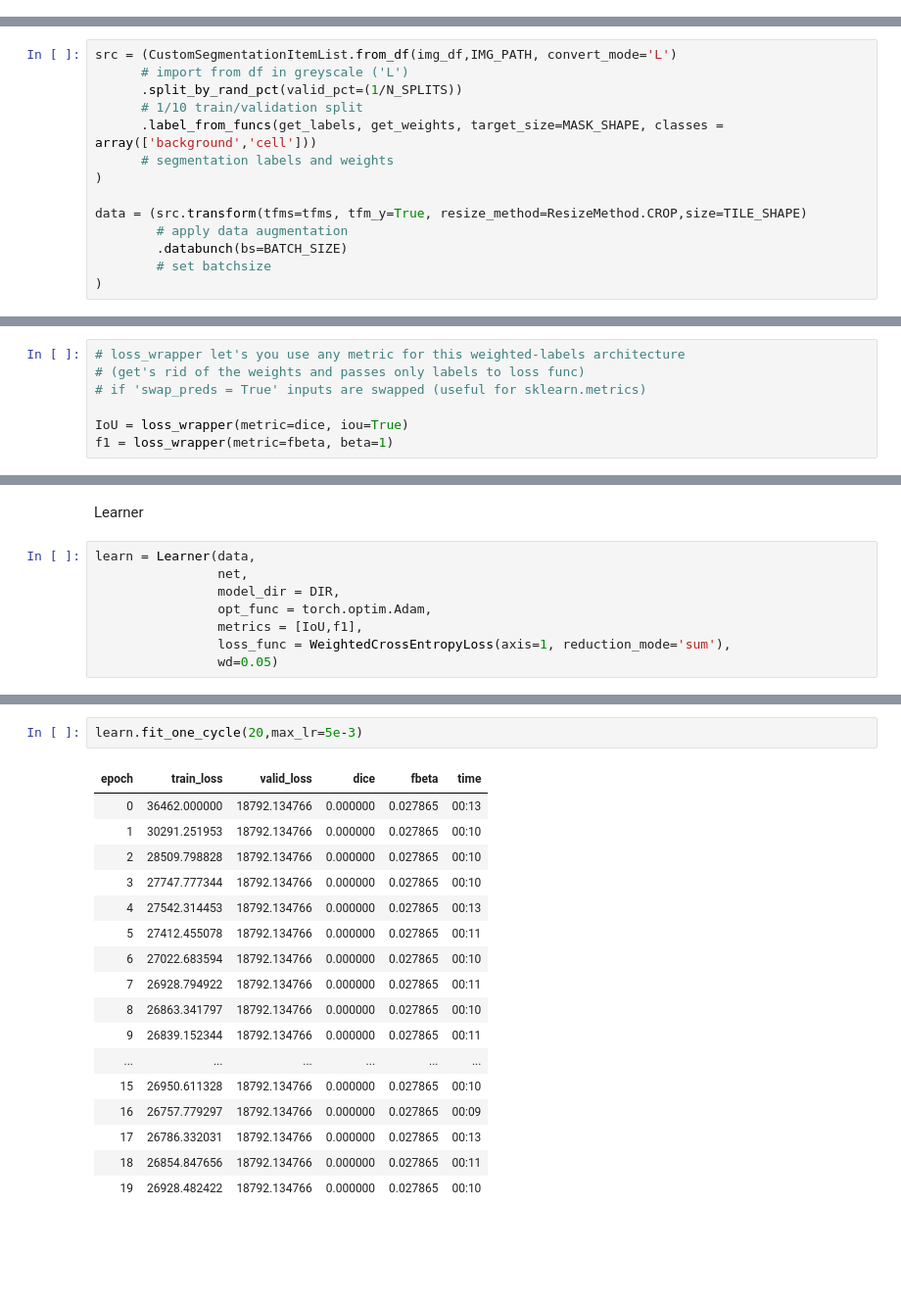
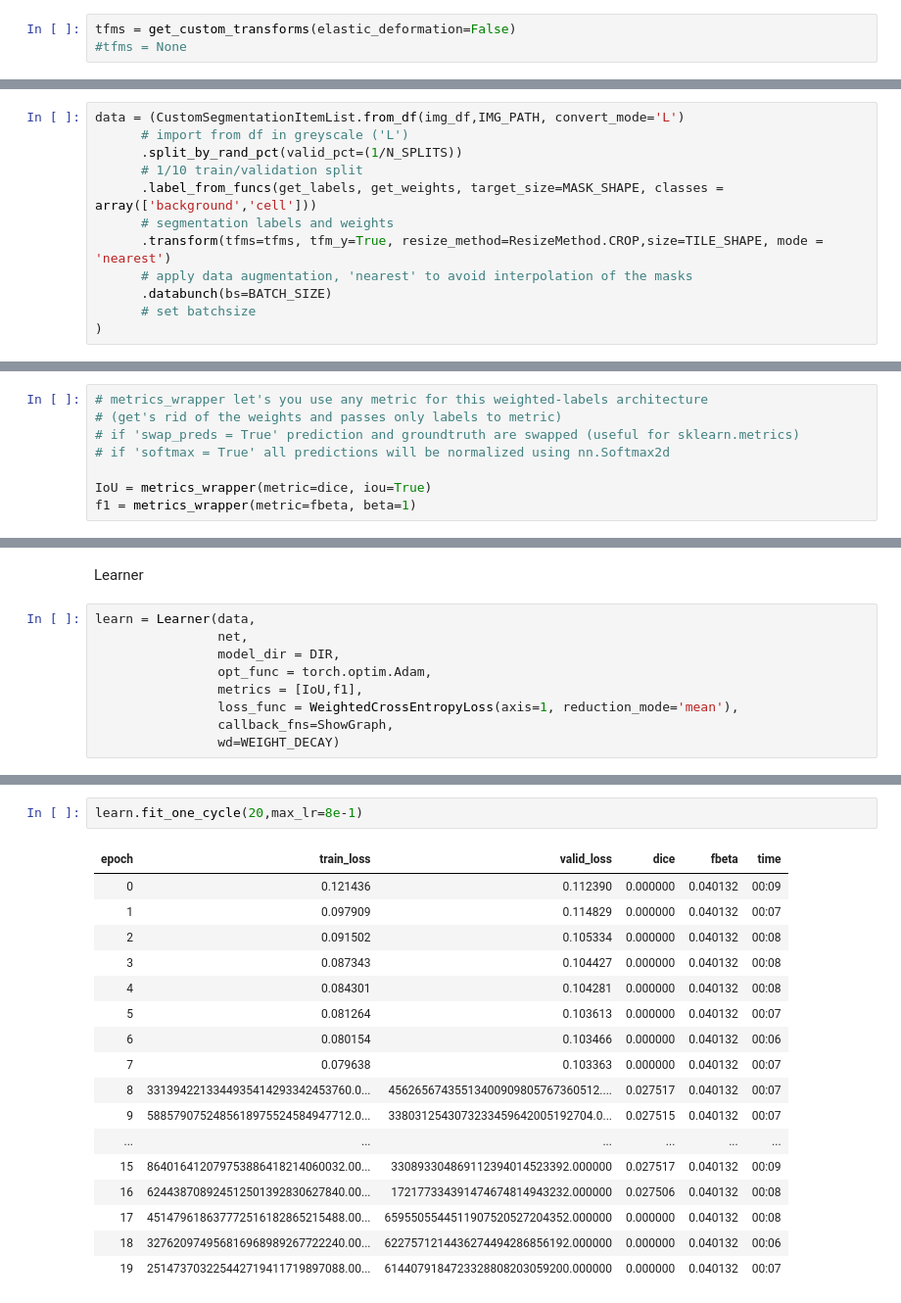
Before and after one commit to mjwock/FastAI_Microscopy_Image_Segmentation, a Jupyter notebook: DeepFLaSH_010220.ipynb, the cells around one changed output, grey strips where cells are left out. Shown at 98% size. Cells and saved outputs as stored; diff of their text form; blank space fills up the shorter version.

```diff
--- a/DeepFLaSH_010220.ipynb
+++ b/DeepFLaSH_010220.ipynb
@@ -156 +172,4 @@ tfms = get_custom_transforms()
+# %%
+tfms = get_custom_transforms(elastic_deformation=False)
+#tfms = None
 # %% [markdown]
@@ -158,17 +177,15 @@ Create databunch object
 # %%
-src = (CustomSegmentationItemList.from_df(img_df,IMG_PATH, convert_mode='L')
+data = (CustomSegmentationItemList.from_df(img_df,IMG_PATH, convert_mode='L')
       # import from df in greyscale ('L')
       .split_by_rand_pct(valid_pct=(1/N_SPLITS))
       # 1/10 train/validation split
       .label_from_funcs(get_labels, get_weights, target_size=MASK_SHAPE, classes = array(['background','cell']))
       # segmentation labels and weights
+      .transform(tfms=tfms, tfm_y=True, resize_method=ResizeMethod.CROP,size=TILE_SHAPE, mode = 'nearest')
+      # apply data augmentation, 'nearest' to avoid interpolation of the masks
+      .databunch(bs=BATCH_SIZE)
+      # set batchsize
 )
-
-data = (src.transform(tfms=tfms, tfm_y=True, resize_method=ResizeMethod.CROP,size=TILE_SHAPE)
-        # apply data augmentation
-        .databunch(bs=BATCH_SIZE)
-        # set batchsize
-)
 # %% [output]
 Masks will be cropped to (356, 356). Choose 'None' to keep initial size.
 Masks will be cropped to (356, 356). Choose 'None' to keep initial size.
@@ -181,9 +198,10 @@ data.show_batch()
 # %% [markdown]
 Metrics
 # %%
-# loss_wrapper let's you use any metric for this weighted-labels architecture
-# (get's rid of the weights and passes only labels to loss func)
-# if 'swap_preds = True' inputs are swapped (useful for sklearn.metrics)
+# metrics_wrapper let's you use any metric for this weighted-labels architecture
+# (get's rid of the weights and passes only labels to metric)
+# if 'swap_preds = True' prediction and groundtruth are swapped (useful for sklearn.metrics)
+# if 'softmax = True' all predictions will be normalized using nn.Softmax2d
 
-IoU = loss_wrapper(metric=dice, iou=True)
-f1 = loss_wrapper(metric=fbeta, beta=1)
+IoU = metrics_wrapper(metric=dice, iou=True)
+f1 = metrics_wrapper(metric=fbeta, beta=1)
@@ -195,6 +216,7 @@ learn = Learner(data,
                 model_dir = DIR,
                 opt_func = torch.optim.Adam,
                 metrics = [IoU,f1],
-                loss_func = WeightedCrossEntropyLoss(axis=1, reduction_mode='sum'),
-                wd=0.05)
+                loss_func = WeightedCrossEntropyLoss(axis=1, reduction_mode='mean'),
+                callback_fns=ShowGraph,
+                wd=WEIGHT_DECAY)
 # %%
@@ -214,20 +237,20 @@ LR Finder is complete, type {learner_name}.recorder.plot() to see the graph.
 # %%
-learn.fit_one_cycle(20,max_lr=5e-3)
+learn.fit_one_cycle(20,max_lr=8e-1)
 # %% [output]
 | epoch | train_loss | valid_loss | dice | fbeta | time |
-| 0 | 36462.000000 | 18792.134766 | 0.000000 | 0.027865 | 00:13 |
-| 1 | 30291.251953 | 18792.134766 | 0.000000 | 0.027865 | 00:10 |
-| 2 | 28509.798828 | 18792.134766 | 0.000000 | 0.027865 | 00:10 |
-| 3 | 27747.777344 | 18792.134766 | 0.000000 | 0.027865 | 00:10 |
-| 4 | 27542.314453 | 18792.134766 | 0.000000 | 0.027865 | 00:13 |
-| 5 | 27412.455078 | 18792.134766 | 0.000000 | 0.027865 | 00:11 |
-| 6 | 27022.683594 | 18792.134766 | 0.000000 | 0.027865 | 00:10 |
-| 7 | 26928.794922 | 18792.134766 | 0.000000 | 0.027865 | 00:11 |
-| 8 | 26863.341797 | 18792.134766 | 0.000000 | 0.027865 | 00:10 |
-| 9 | 26839.152344 | 18792.134766 | 0.000000 | 0.027865 | 00:11 |
+| 0 | 0.121436 | 0.112390 | 0.000000 | 0.040132 | 00:09 |
+| 1 | 0.097909 | 0.114829 | 0.000000 | 0.040132 | 00:07 |
+| 2 | 0.091502 | 0.105334 | 0.000000 | 0.040132 | 00:08 |
+| 3 | 0.087343 | 0.104427 | 0.000000 | 0.040132 | 00:08 |
+| 4 | 0.084301 | 0.104281 | 0.000000 | 0.040132 | 00:08 |
+| 5 | 0.081264 | 0.103613 | 0.000000 | 0.040132 | 00:07 |
+| 6 | 0.080154 | 0.103466 | 0.000000 | 0.040132 | 00:06 |
+| 7 | 0.079638 | 0.103363 | 0.000000 | 0.040132 | 00:07 |
+| 8 | 3313942213344935414293342453760.0... | 45626567435513400909805767360512.... | 0.027517 | 0.040132 | 00:07 |
+| 9 | 5885790752485618975524584947712.0... | 3380312543073233459642005192704.0... | 0.027515 | 0.040132 | 00:07 |
 | ... | ... | ... | ... | ... | ... |
-| 15 | 26950.611328 | 18792.134766 | 0.000000 | 0.027865 | 00:10 |
-| 16 | 26757.779297 | 18792.134766 | 0.000000 | 0.027865 | 00:09 |
-| 17 | 26786.332031 | 18792.134766 | 0.000000 | 0.027865 | 00:13 |
-| 18 | 26854.847656 | 18792.134766 | 0.000000 | 0.027865 | 00:11 |
-| 19 | 26928.482422 | 18792.134766 | 0.000000 | 0.027865 | 00:10 |
+| 15 | 864016412079753886418214060032.00... | 330893304869112394014523392.000000 | 0.027517 | 0.040132 | 00:09 |
+| 16 | 624438708924512501392830627840.00... | 172177334391474674814943232.000000 | 0.027506 | 0.040132 | 00:08 |
+| 17 | 451479618637772516182865215488.00... | 6595505544511907520527204352.000000 | 0.000000 | 0.040132 | 00:08 |
+| 18 | 327620974956816968989267722240.00... | 6227571214436274494286856192.000000 | 0.000000 | 0.040132 | 00:06 |
+| 19 | 251473703225442719411719897088.00... | 6144079184723328808203059200.000000 | 0.000000 | 0.040132 | 00:07 |
```
Also changed, not shown: parts of 27 cells of this notebook, 3 other files.
